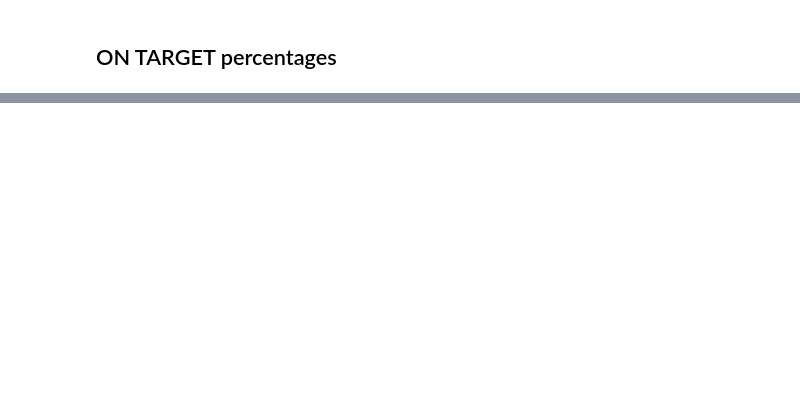
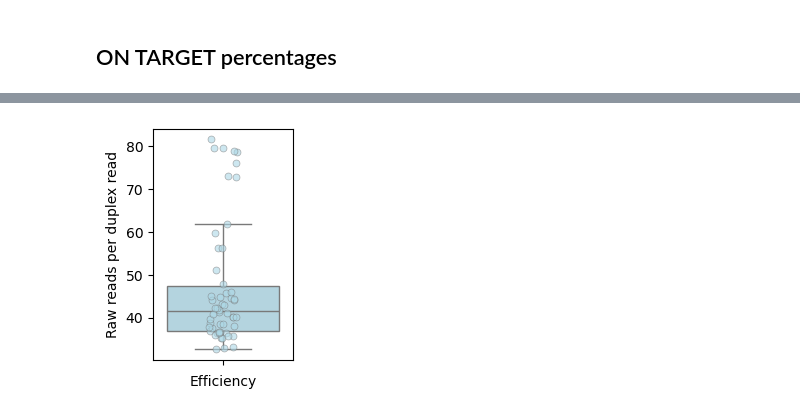
Before and after one commit to bbglab/DeepClone_protocol, a Jupyter notebook: figure3/plot_ontarget_experiments.ipynb, the cells around one changed output, grey strips where cells are left out. Drawn from its saved outputs; the diff is of its cells as text; code cells hidden in the pictures; blank space fills up the shorter version.

```diff
--- a/figure3/plot_ontarget_experiments.ipynb
+++ b/figure3/plot_ontarget_experiments.ipynb
@@ -147,0 +331,75 @@ plt.show()
+# %%
+# subset data
+df = subset_data[subset_data["PROJECT"].str.startswith("IDT")].copy()
+df = df[df["PROJECT"].isin([
+    'IDT007', 'IDT012', 'IDT013', 'IDT014',
+    'IDT016', 'IDT017', 'IDT018','IDT020',
+    'IDT015','IDT021', 'IDT022',
+    'IDT023', 'IDT019',
+    'IDT026',
+    'IDT027',
+])].copy()
+
+mapping_batch_to_quality = {
+    "Optimal": ['IDT007', 'IDT012', 'IDT013', 'IDT014',
+                'IDT016', 'IDT017', 'IDT018','IDT020',
+                'IDT026','IDT027',
+                ],
+    "Suboptimal" : ['IDT015','IDT021', 'IDT022',],
+    "Failed": [ 'IDT023', 'IDT019']
+}
+
+df["CaptureStatus"] = df["PROJECT"].map({proj: status for status, projs in mapping_batch_to_quality.items() for proj in projs})
+df = df.sort_values(by = "CaptureStatus").reset_index(drop=True)
+
+# your variables of interest
+to_plot = [
+    "OptimalReadXDuplexRead"
+    # 'DryLab>>on_target.duplex.efficiency',
+]
+value = "Recovery"
+
+# reshape from wide to long format
+long_df = df.melt(
+    id_vars="CaptureStatus",
+    value_vars=to_plot,
+    var_name="Metric",
+    value_name=value
+)
+
+
+# set up plot (swapping x and y for horizontal orientation)
+plt.figure(figsize=(1.8, 3))
+sns.boxplot(
+    data=long_df,
+    x="CaptureStatus",
+    y=value,
+    color = "lightblue",
+    order = ["Optimal"],
+    showfliers=False,
+)
+sns.stripplot(
+    data=long_df,
+    x="CaptureStatus",
+    y=value,
+    dodge=True,
+    alpha=0.6,
+    order = ["Optimal"],
+    color = "lightblue",
+    linewidth=0.5,
+    edgecolor="gray",
+    legend=False,
+
+)
+
+# tidy up
+plt.title("", fontsize=12)
+plt.ylabel("Raw reads per duplex read")
+plt.xlabel("Efficiency")
+plt.xticks([0],[])
+plt.legend().remove()
+# plt.tight_layout()
+plt.savefig("sequencing_efficiency_per_capture_status_plot_horizontal.pdf", dpi=300, bbox_inches='tight')
+plt.show()
+# %% [output]
+[figure, added]
```
Also changed, not shown: parts of 8 cells of this notebook, 4 other files.
